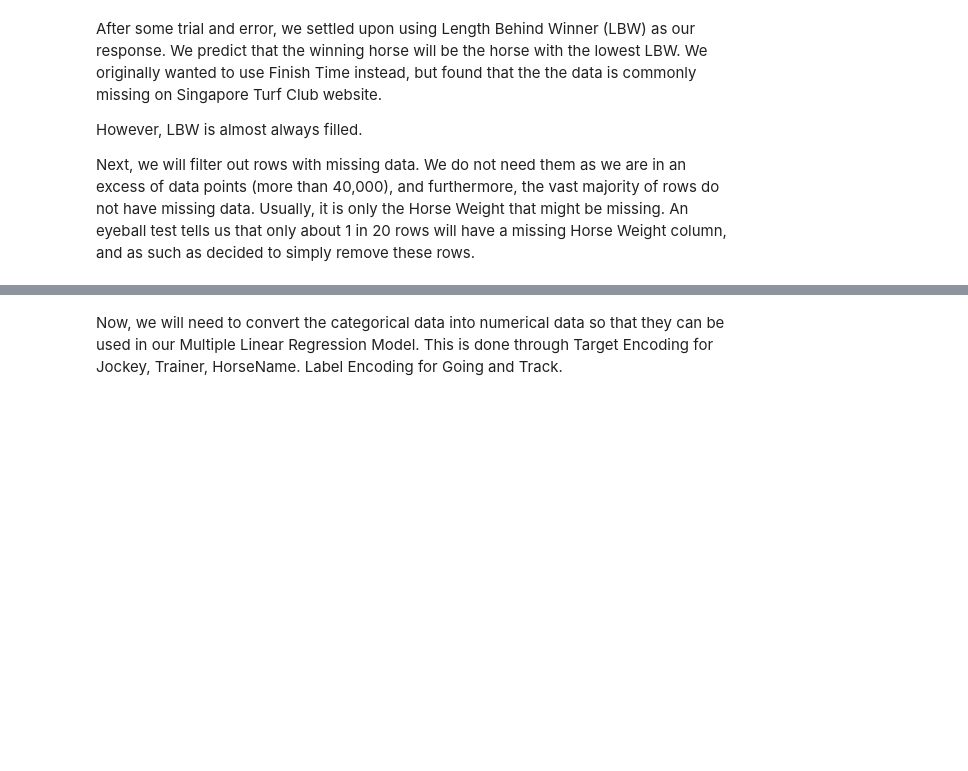
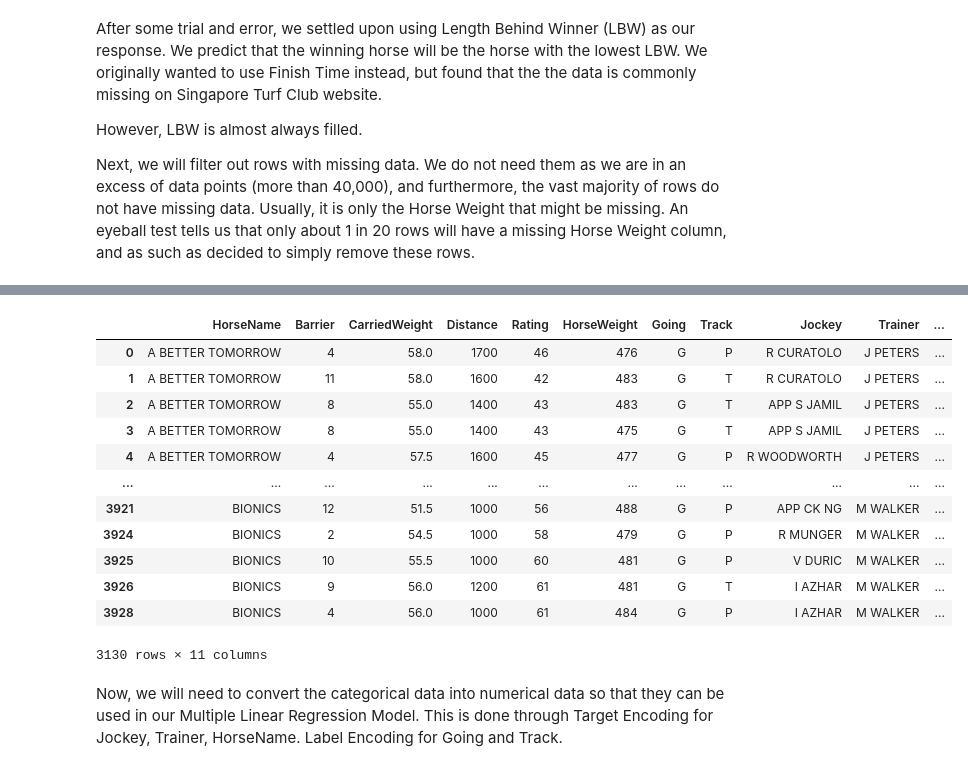
Before and after one commit to TAN-AIK-CHONG/Horse-Race-Prediction, a Jupyter notebook: data_collection (2).ipynb, the cells around one changed output, grey strips where cells are left out. Drawn from its saved outputs; the diff is of its cells as text; code cells hidden in the pictures; blank space fills up the shorter version.

```diff
--- a/data_collection (2).ipynb
+++ b/data_collection (2).ipynb
@@ -141,5 +161,19 @@ However, LBW is almost always filled.
 
 Next, we will filter out rows with missing data. We do not need them as we are in an excess of data points (more than 40,000), and furthermore, the vast majority of rows do not have missing data. Usually, it is only the Horse Weight that might be missing. An eyeball test tells us that only about 1 in 20 rows will have a missing Horse Weight column, and as such as decided to simply remove these rows.
 # %%
-#filter out rows of missing data from json
-#put data into df
+# Load JSON data from file
+with open('horse_profiles.json', 'r') as f:
+    json_data = json.load(f)
+
+# Create DataFrame from JSON data
+df = pd.DataFrame(json_data)
+
+filterCols = []
+# Iterate over columns and count empty strings in each column
+for column in df.columns:
+    empty_string_count = (df[column] == "").sum()
+    print("Number of empty strings in", column, ":", empty_string_count)
+    if(empty_string_count>0):
+        filterCols.append(column)
+
+print("\nColumns to filter",filterCols)
@@ -146,3 +194,25 @@ Next, we will filter out rows with missing data. We do not need them as we are i
+# %%
+#filter out rows of missing data from json
+# Create a boolean mask to identify rows with empty strings in multiple columns
+mask = (df['CarriedWeight'] != "") & (df['Rating'] != "") & (df['HorseWeight'] != "") & (df['Jockey'] != "") & (df['LBW'] != "")
+# Filter out rows with empty strings from the DataFrame
+filtered_df = df[mask]
+
+filtered_df
+# %% [output]
+|  | HorseName | Barrier | CarriedWeight | Distance | Rating | HorseWeight | Going | Track | Jockey | Trainer | ... |
+| 0 | A BETTER TOMORROW | 4 | 58.0 | 1700 | 46 | 476 | G | P | R CURATOLO | J PETERS | ... |
+| 1 | A BETTER TOMORROW | 11 | 58.0 | 1600 | 42 | 483 | G | T | R CURATOLO | J PETERS | ... |
+| 2 | A BETTER TOMORROW | 8 | 55.0 | 1400 | 43 | 483 | G | T | APP S JAMIL | J PETERS | ... |
+| 3 | A BETTER TOMORROW | 8 | 55.0 | 1400 | 43 | 475 | G | T | APP S JAMIL | J PETERS | ... |
+| 4 | A BETTER TOMORROW | 4 | 57.5 | 1600 | 45 | 477 | G | P | R WOODWORTH | J PETERS | ... |
+| ... | ... | ... | ... | ... | ... | ... | ... | ... | ... | ... | ... |
+| 3921 | BIONICS | 12 | 51.5 | 1000 | 56 | 488 | G | P | APP CK NG | M WALKER | ... |
+| 3924 | BIONICS | 2 | 54.5 | 1000 | 58 | 479 | G | P | R MUNGER | M WALKER | ... |
+| 3925 | BIONICS | 10 | 55.5 | 1000 | 60 | 481 | G | P | V DURIC | M WALKER | ... |
+| 3926 | BIONICS | 9 | 56.0 | 1200 | 61 | 481 | G | T | I AZHAR | M WALKER | ... |
+| 3928 | BIONICS | 4 | 56.0 | 1000 | 61 | 484 | G | P | I AZHAR | M WALKER | ... |
+3130 rows × 11 columns
 # %% [markdown]
 Now, we will need to convert the categorical data into numerical data so that they can be used in our Multiple Linear Regression Model. This is done through Target Encoding for Jockey, Trainer, HorseName. Label Encoding for Going and Track.
 # %%
```
Also changed, not shown: parts of 10 cells of this notebook.
